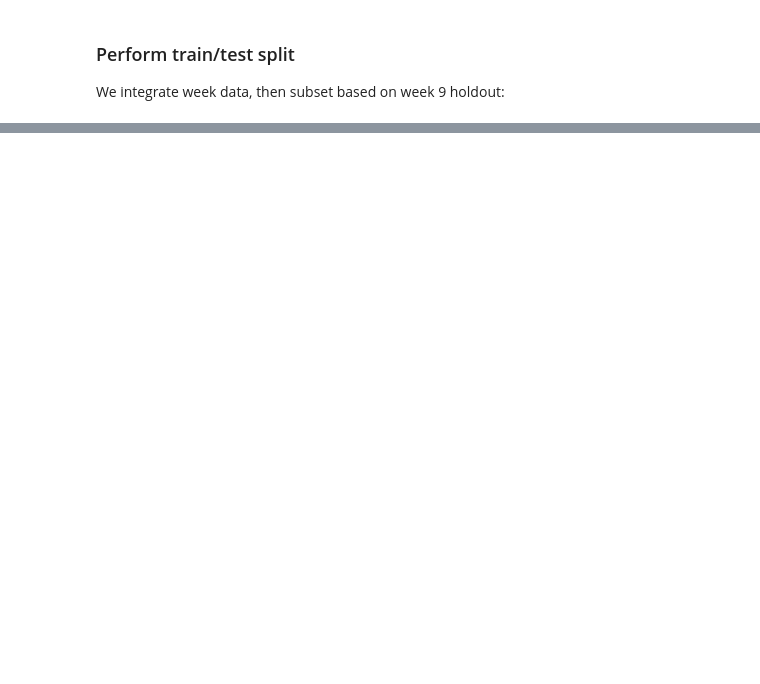
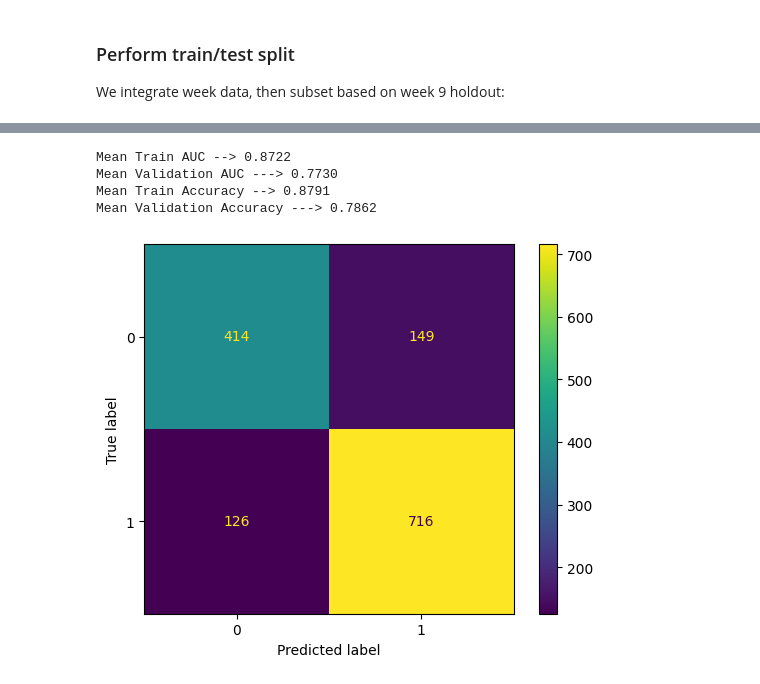
Before and after one commit to meagvo/NFL_BDB2025, a Jupyter notebook: time_based_model.ipynb, the cells around one changed output, grey strips where cells are left out. Saved outputs shown, nothing was run; the diff lists cells and outputs as text; code cells hidden in the pictures; blank space fills up the shorter version.

```diff
--- a/time_based_model.ipynb
+++ b/time_based_model.ipynb
@@ -337,0 +304,21 @@ plt.show()
+# %%
+static_features.remove('xpass_situational')
+# %%
+static_features.append('RNN')
+# %%
+final_features=static_features
+# %%
+X_val=val_data[final_features].fillna(0)
+X_test=test_data[final_features].fillna(0)
+y_val=val_data['pass']
+y_test=test_data['pass']
+# %%
+
+lgb = LGBMClassifier(verbosity=-1,seed=42).fit(X_val,y_val)
+TrainML(lgb,X_val, y_val,5,SEED=42)
+# %% [output]
+Mean Train AUC --> 0.8722
+Mean Validation AUC ---> 0.7730
+Mean Train Accuracy --> 0.8791
+Mean Validation Accuracy ---> 0.7862
+[figure, added]
```
Also changed, not shown: parts of 41 cells of this notebook.
